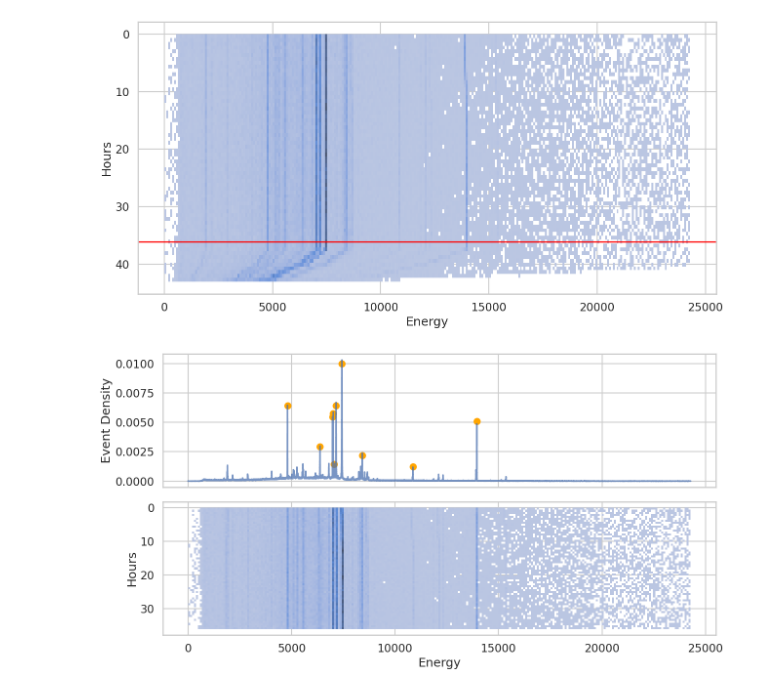
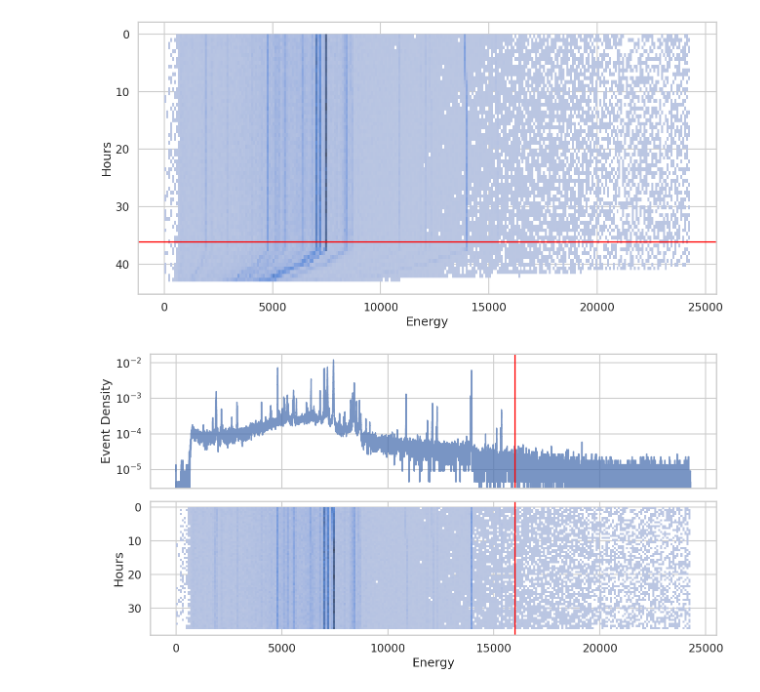
Before and after one commit to wstevick/Smoothing, a Jupyter notebook: Wes_slideplots.ipynb, the cells around one changed output. Cells and saved outputs as stored; diff of their text form; code cells hidden in the pictures.

```diff
--- a/Wes_slideplots.ipynb
+++ b/Wes_slideplots.ipynb
@@ -16,5 +16,7 @@ channel_data = load_channel_data()
 values1 = channel_data.loc[1, "values"]
 times1 = channel_data.loc[1, "time"]
 times1 -= times1.min()
-trim_value = 130000
+t1sort_idx = times1.argsort()
+times1 = times1[t1sort_idx]
+values1 = values1[t1sort_idx]
 # %%
@@ -50,24 +53,37 @@ values1 = values1[before_falloff_mask]
 # %% [output]
 [figure]
 # %%
-with open("peaks1.pickle", "rb") as f:
-    peaks1, hist, bins = pickle.load(f)
+try:
+    with open("peaks1.pickle", "rb") as f:
+        peaks1, hist, bins = pickle.load(f)
+except FileNotFoundError:
+    hist, bins = normal_binify(values1)
+    peaks1, windows = my_peaks(hist, bins, n=0)
+    peaks1 = pd.DataFrame(
+        peaks1, columns=["center", "height", "std", "offset", "slope"]
+    )
+    peaks1["window_left"] = bins[np.array(windows)[:, 0]]
+    peaks1["window_right"] = bins[np.array(windows)[:, 1]]
+    peaks1 = peaks1[peaks1["slope"].abs() < 2e-5].sort_values("height")
+    with open("peaks1.pickle", "wb") as f:
+        pickle.dump((peaks1, hist, bins), f)
 # %%
-fig, (ax0, ax1) = plt.subplots(nrows=2, ncols=1, sharex=True)
-sns.histplot(x=values1, y=times1 / 60 / 60, ax=ax1)
-ax1.set_xlabel("Energy")
-ax1.set_ylabel("Hours")
-ax1.invert_yaxis()
+fig, (ax0, ax) = plt.subplots(nrows=2, ncols=1, sharex=True)
+sns.histplot(x=values1, y=times1 / 60 / 60, ax=ax)
+ax.set_xlabel("Energy")
+ax.set_ylabel("Hours")
+ax.invert_yaxis()
 
 ax0.step(bins, hist, where="mid", alpha=0.75)
-most_prominent = peaks1[-10:].sort_values("center").reset_index(drop=True)
-ax0.scatter(
-    most_prominent["center"], most_prominent.eval("height + offset"), color="orange"
-)
 ax0.set_ylabel("Event Density")
+ax0.set_yscale("log")
+
+e_end = 16000
+ax0.axvline(e_end, color="red")
+ax.axvline(e_end, color="red")
 
 fig.set_size_inches(13.32, 7)
 fig.tight_layout()
 # %% [output]
-[figure, old version]
+[figure, new version]
 # %%
```
Also changed, not shown: parts of 20 cells of this notebook.
